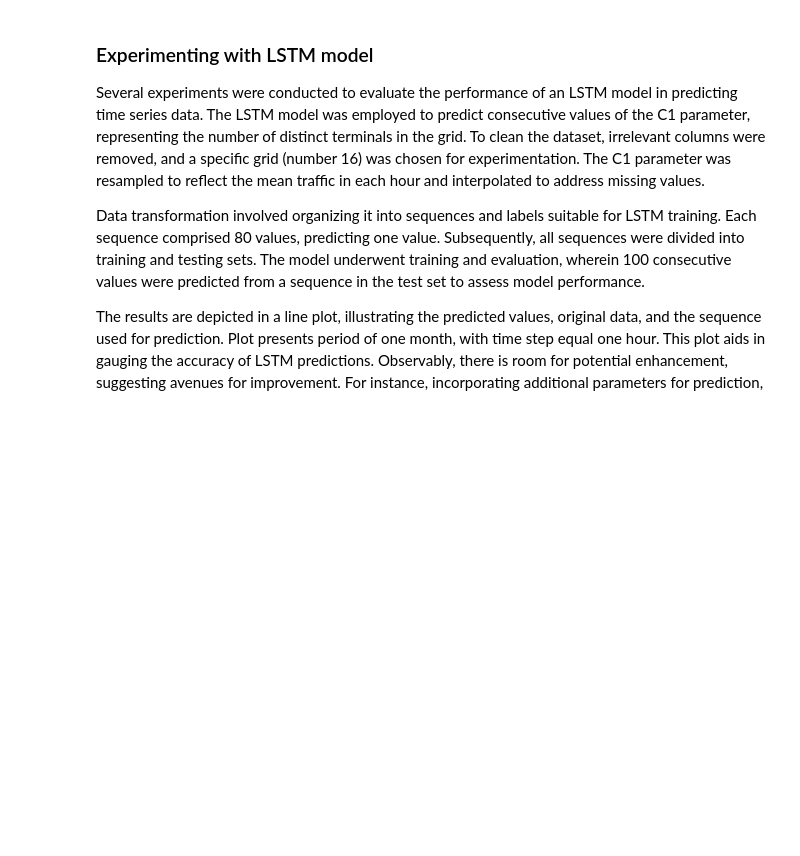
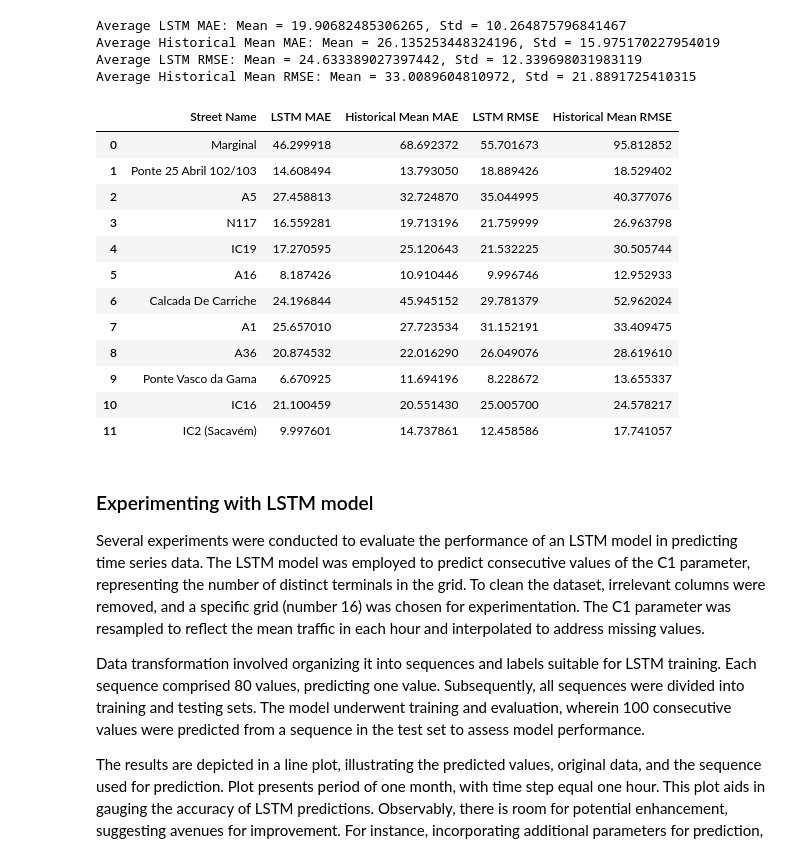
Before and after one commit to RocketFan/traffic-monitoring, a Jupyter notebook: lstm_test.ipynb, the cells around one changed output. Drawn from its saved outputs; the diff is of its cells as text; code cells hidden in the pictures; blank space fills up the shorter version.

```diff
--- a/lstm_test.ipynb
+++ b/lstm_test.ipynb
@@ -532,4 +556,40 @@ Historical Mean Model - Average Root Mean Squared Error (RMSE): 22.7269059388880
 ... (25 outputs left out)
+# %%
+
+print(f"Average LSTM MAE: Mean = {np.mean(lstm_mae_list)}, Std = {np.std(lstm_mae_list)}")
+print(f"Average Historical Mean MAE: Mean = {np.mean(hist_mae_list)}, Std = {np.std(hist_mae_list)}")
+print(f"Average LSTM RMSE: Mean = {np.mean(lstm_rmse_list)}, Std = {np.std(lstm_rmse_list)}")
+print(f"Average Historical Mean RMSE: Mean = {np.mean(hist_rmse_list)}, Std = {np.std(hist_rmse_list)}")
+
+
+data = {
+    'Street Name': street_names,
+    'LSTM MAE': lstm_mae_list,
+    'Historical Mean MAE': hist_mae_list,
+    'LSTM RMSE': lstm_rmse_list,
+    'Historical Mean RMSE': hist_rmse_list
+}
+
+df = pd.DataFrame(data)
+df
+# %% [output]
+Average LSTM MAE: Mean = 19.90682485306265, Std = 10.264875796841467
+Average Historical Mean MAE: Mean = 26.135253448324196, Std = 15.975170227954019
+Average LSTM RMSE: Mean = 24.633389027397442, Std = 12.339698031983119
+Average Historical Mean RMSE: Mean = 33.0089604810972, Std = 21.8891725410315
+|  | Street Name | LSTM MAE | Historical Mean MAE | LSTM RMSE | Historical Mean RMSE |
+| 0 | Marginal | 46.299918 | 68.692372 | 55.701673 | 95.812852 |
+| 1 | Ponte 25 Abril 102/103 | 14.608494 | 13.793050 | 18.889426 | 18.529402 |
+| 2 | A5 | 27.458813 | 32.724870 | 35.044995 | 40.377076 |
+| 3 | N117 | 16.559281 | 19.713196 | 21.759999 | 26.963798 |
+| 4 | IC19 | 17.270595 | 25.120643 | 21.532225 | 30.505744 |
+| 5 | A16 | 8.187426 | 10.910446 | 9.996746 | 12.952933 |
+| 6 | Calcada De Carriche | 24.196844 | 45.945152 | 29.781379 | 52.962024 |
+| 7 | A1 | 25.657010 | 27.723534 | 31.152191 | 33.409475 |
+| 8 | A36 | 20.874532 | 22.016290 | 26.049076 | 28.619610 |
+| 9 | Ponte Vasco da Gama | 6.670925 | 11.694196 | 8.228672 | 13.655337 |
+| 10 | IC16 | 21.100459 | 20.551430 | 25.005700 | 24.578217 |
+| 11 | IC2 (Sacavém) | 9.997601 | 14.737861 | 12.458586 | 17.741057 |
 # %% [markdown]
 ### Experimenting with LSTM model
 
```
Also changed, not shown: parts of 3 cells of this notebook.
